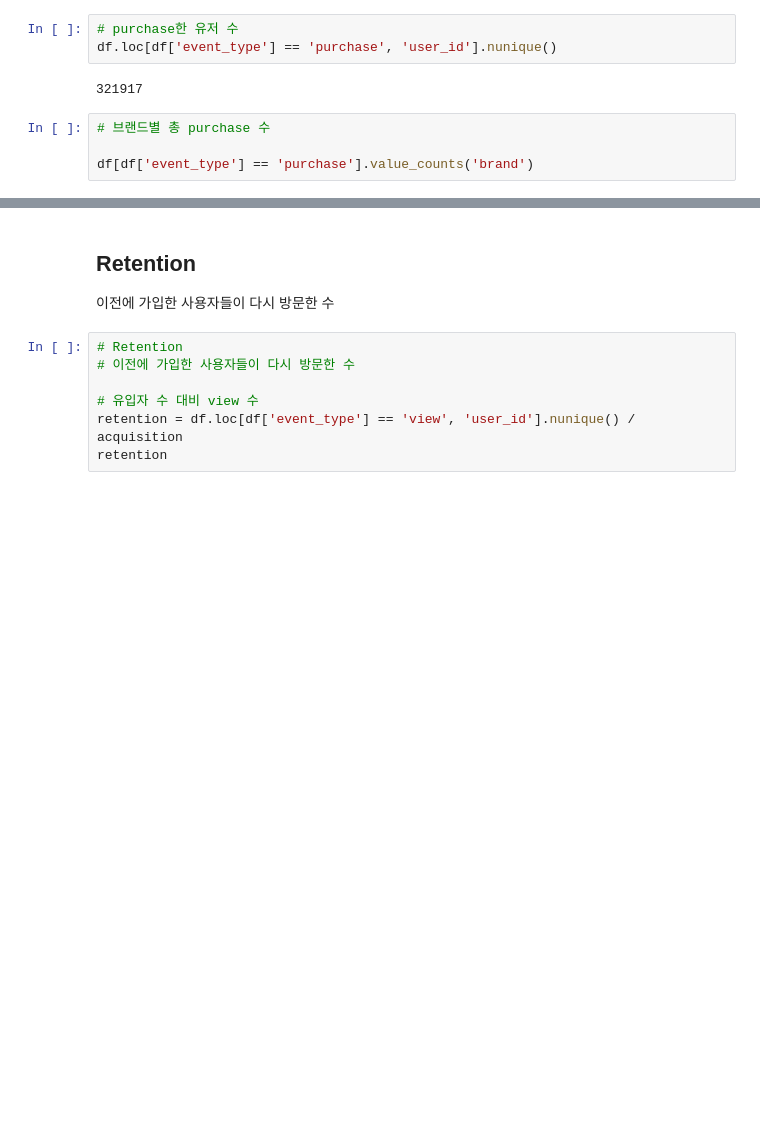
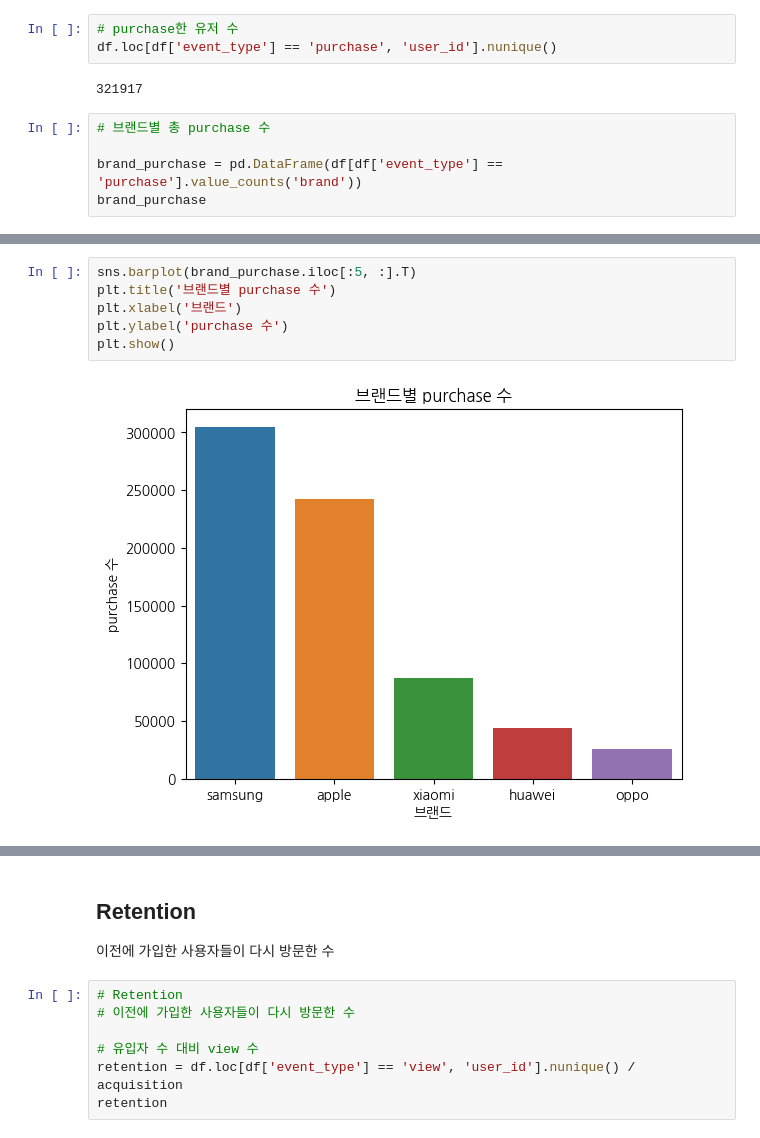
Before and after one commit to joo-none/AI-School-8, a Jupyter notebook: mini_project_3_smartphone_AARRR.ipynb, the cells around one changed output, grey strips where cells are left out. Cells and saved outputs as stored; diff of their text form; blank space fills up the shorter version.

```diff
--- a/mini_project_3_smartphone_AARRR.ipynb
+++ b/mini_project_3_smartphone_AARRR.ipynb
@@ -133,5 +169,6 @@ df.loc[df['event_type'] == 'purchase', 'user_id'].nunique()
 # %%
 # 브랜드별 총 purchase 수
 
-df[df['event_type'] == 'purchase'].value_counts('brand')
+brand_purchase = pd.DataFrame(df[df['event_type'] == 'purchase'].value_counts('brand'))
+brand_purchase
 # %% [output]
@@ -154,0 +193,8 @@ dtype: int64
+# %%
+sns.barplot(brand_purchase.iloc[:5, :].T)
+plt.title('브랜드별 purchase 수')
+plt.xlabel('브랜드')
+plt.ylabel('purchase 수')
+plt.show()
+# %% [output]
+[figure, added]
```
Also changed, not shown: parts of 37 cells of this notebook.
